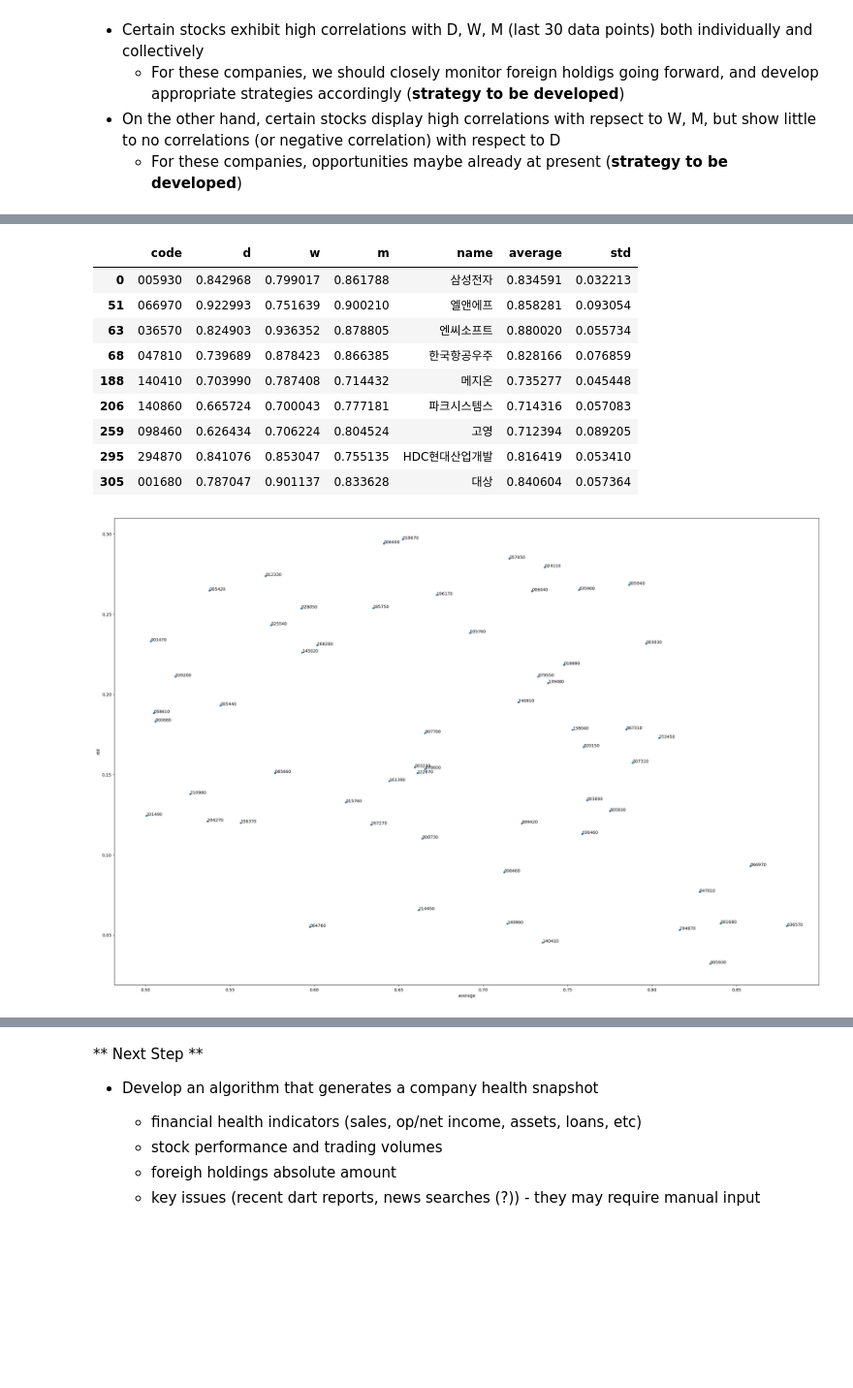
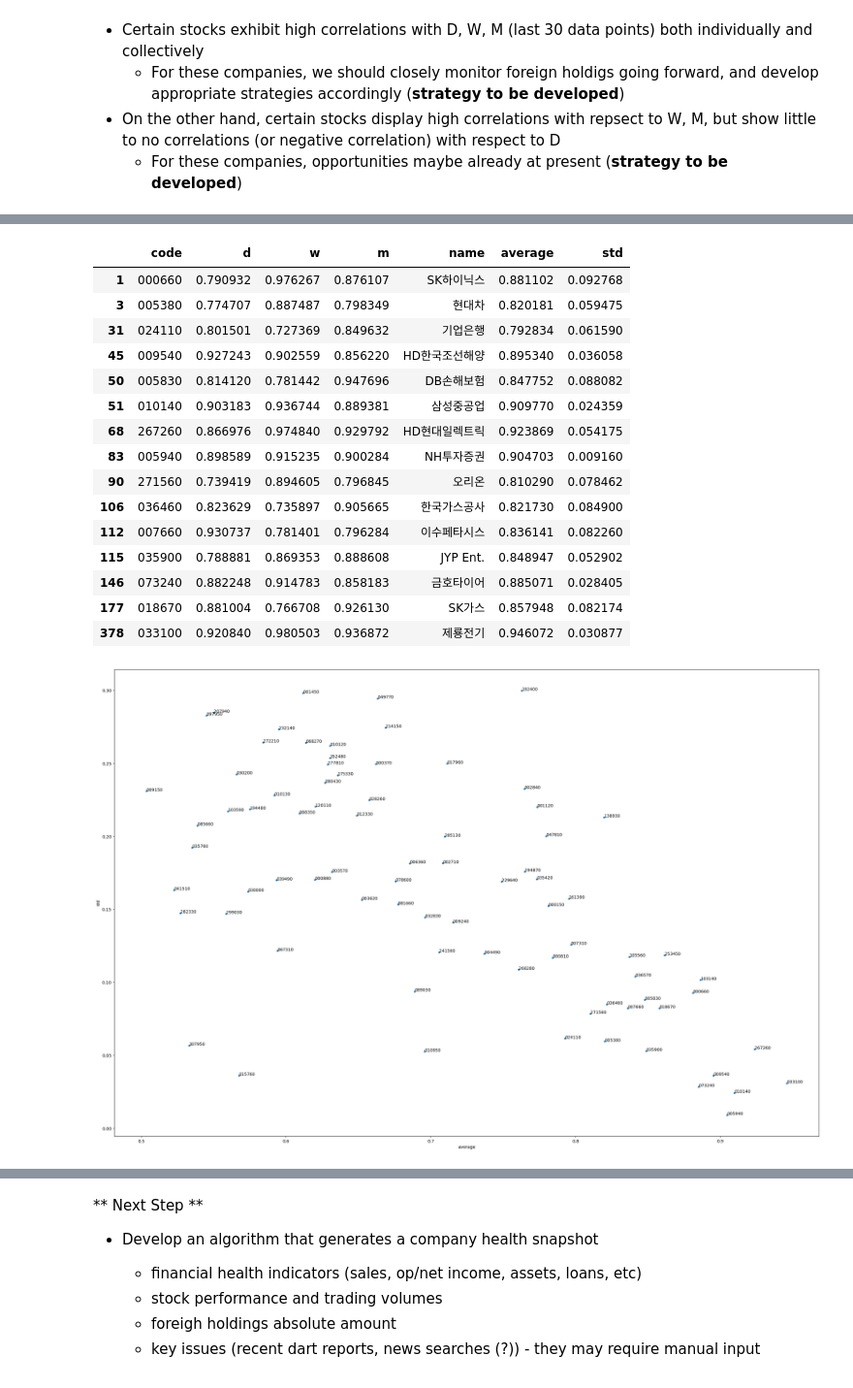
Before and after one commit to iburn78/trader, a Jupyter notebook: data_collection/dc_04_ForeignHoldings.ipynb, the cells around one changed output, grey strips where cells are left out. Shown at 97% size. Saved outputs shown, nothing was run; the diff lists cells and outputs as text; code cells hidden in the pictures; blank space fills up the shorter version.

```diff
--- a/data_collection/dc_04_ForeignHoldings.ipynb
+++ b/data_collection/dc_04_ForeignHoldings.ipynb
@@ -113,33 +186,39 @@ corr.to_feather('data/corr_20230930.feather')
 # %%
-corr = pd.read_feather('data/corr_20230930.feather')
+corr = pd.read_feather('data/corr_20240521.feather')
 corr.dropna(inplace=True)
 
 # corr_set comprises companies that are highly correlated with foreign investors
 corr_set = corr.loc[(corr['average'] > 0.5) & (corr['std'] < 0.3)]
 # display(corr_set)
 
 import matplotlib.pyplot as plt
 fig, ax = plt.subplots()
 corr_set.plot('average', 'std', kind='scatter', ax=ax, linewidth=0, figsize=(30,20))
 
 for k, v in corr_set[['average', 'std']].iterrows():  # k is index
     ax.annotate(corr_set.loc[k, 'code'], v)
 
 # corr_top comprises the companies that are most highly correlated with foreign investors
 corr_top = corr.loc[(corr['average'] > 0.7) & (corr['std'] < 0.1)]
 display(corr_top)
 # %% [output]
 |  | code | d | w | m | name | average | std |
-| 0 | 005930 | 0.842968 | 0.799017 | 0.861788 | 삼성전자 | 0.834591 | 0.032213 |
-| 51 | 066970 | 0.922993 | 0.751639 | 0.900210 | 엘앤에프 | 0.858281 | 0.093054 |
-| 63 | 036570 | 0.824903 | 0.936352 | 0.878805 | 엔씨소프트 | 0.880020 | 0.055734 |
-| 68 | 047810 | 0.739689 | 0.878423 | 0.866385 | 한국항공우주 | 0.828166 | 0.076859 |
-| 188 | 140410 | 0.703990 | 0.787408 | 0.714432 | 메지온 | 0.735277 | 0.045448 |
-| 206 | 140860 | 0.665724 | 0.700043 | 0.777181 | 파크시스템스 | 0.714316 | 0.057083 |
-| 259 | 098460 | 0.626434 | 0.706224 | 0.804524 | 고영 | 0.712394 | 0.089205 |
-| 295 | 294870 | 0.841076 | 0.853047 | 0.755135 | HDC현대산업개발 | 0.816419 | 0.053410 |
-| 305 | 001680 | 0.787047 | 0.901137 | 0.833628 | 대상 | 0.840604 | 0.057364 |
+| 1 | 000660 | 0.790932 | 0.976267 | 0.876107 | SK하이닉스 | 0.881102 | 0.092768 |
+| 3 | 005380 | 0.774707 | 0.887487 | 0.798349 | 현대차 | 0.820181 | 0.059475 |
+| 31 | 024110 | 0.801501 | 0.727369 | 0.849632 | 기업은행 | 0.792834 | 0.061590 |
+| 45 | 009540 | 0.927243 | 0.902559 | 0.856220 | HD한국조선해양 | 0.895340 | 0.036058 |
+| 50 | 005830 | 0.814120 | 0.781442 | 0.947696 | DB손해보험 | 0.847752 | 0.088082 |
+| 51 | 010140 | 0.903183 | 0.936744 | 0.889381 | 삼성중공업 | 0.909770 | 0.024359 |
+| 68 | 267260 | 0.866976 | 0.974840 | 0.929792 | HD현대일렉트릭 | 0.923869 | 0.054175 |
+| 83 | 005940 | 0.898589 | 0.915235 | 0.900284 | NH투자증권 | 0.904703 | 0.009160 |
+| 90 | 271560 | 0.739419 | 0.894605 | 0.796845 | 오리온 | 0.810290 | 0.078462 |
+| 106 | 036460 | 0.823629 | 0.735897 | 0.905665 | 한국가스공사 | 0.821730 | 0.084900 |
+| 112 | 007660 | 0.930737 | 0.781401 | 0.796284 | 이수페타시스 | 0.836141 | 0.082260 |
+| 115 | 035900 | 0.788881 | 0.869353 | 0.888608 | JYP Ent. | 0.848947 | 0.052902 |
+| 146 | 073240 | 0.882248 | 0.914783 | 0.858183 | 금호타이어 | 0.885071 | 0.028405 |
+| 177 | 018670 | 0.881004 | 0.766708 | 0.926130 | SK가스 | 0.857948 | 0.082174 |
+| 378 | 033100 | 0.920840 | 0.980503 | 0.936872 | 제룡전기 | 0.946072 | 0.030877 |
-[figure, old version]
+[figure, new version]
 # %%
 
 for code in corr_top['code']:
```
Also changed, not shown: parts of 6 cells of this notebook, 1 other file.
